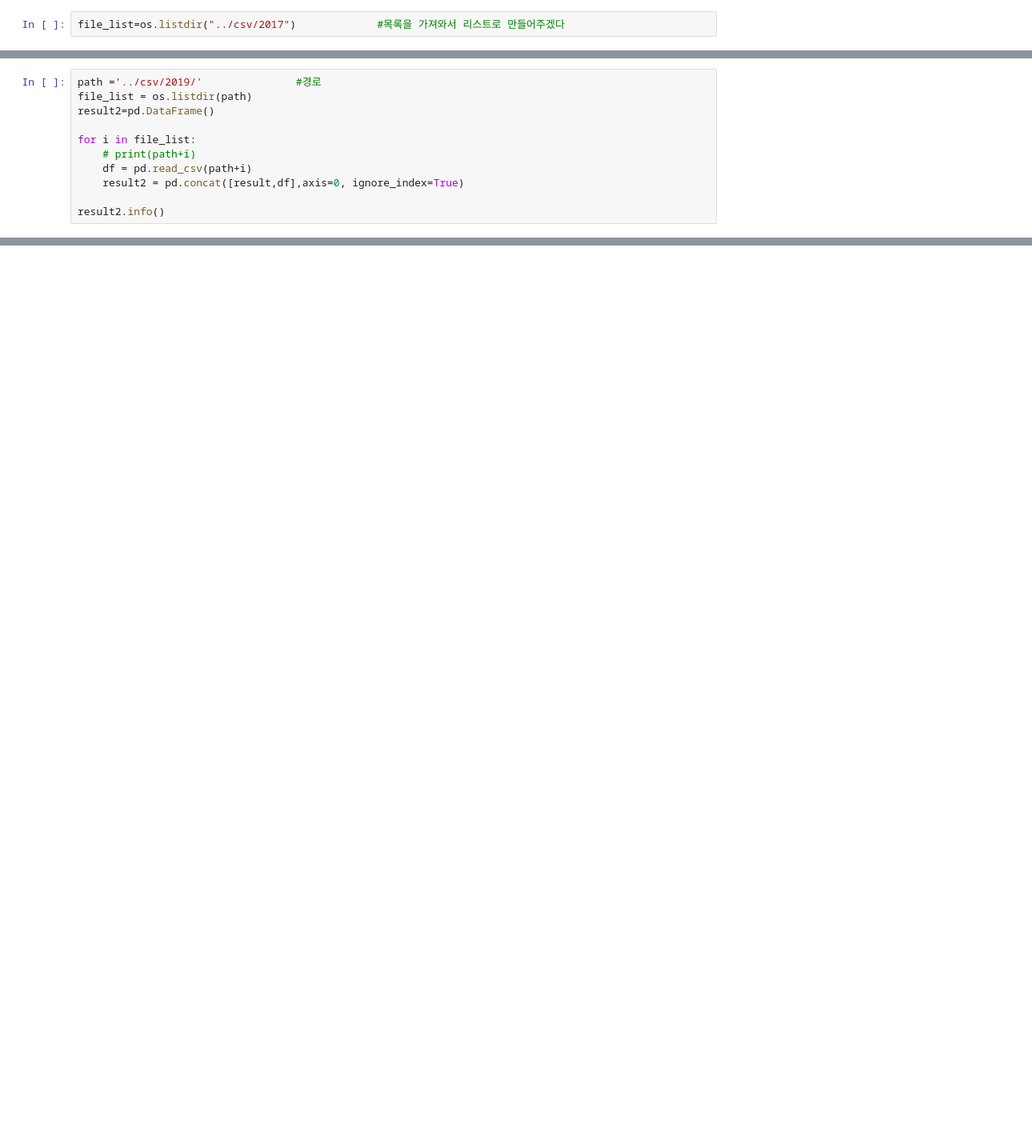
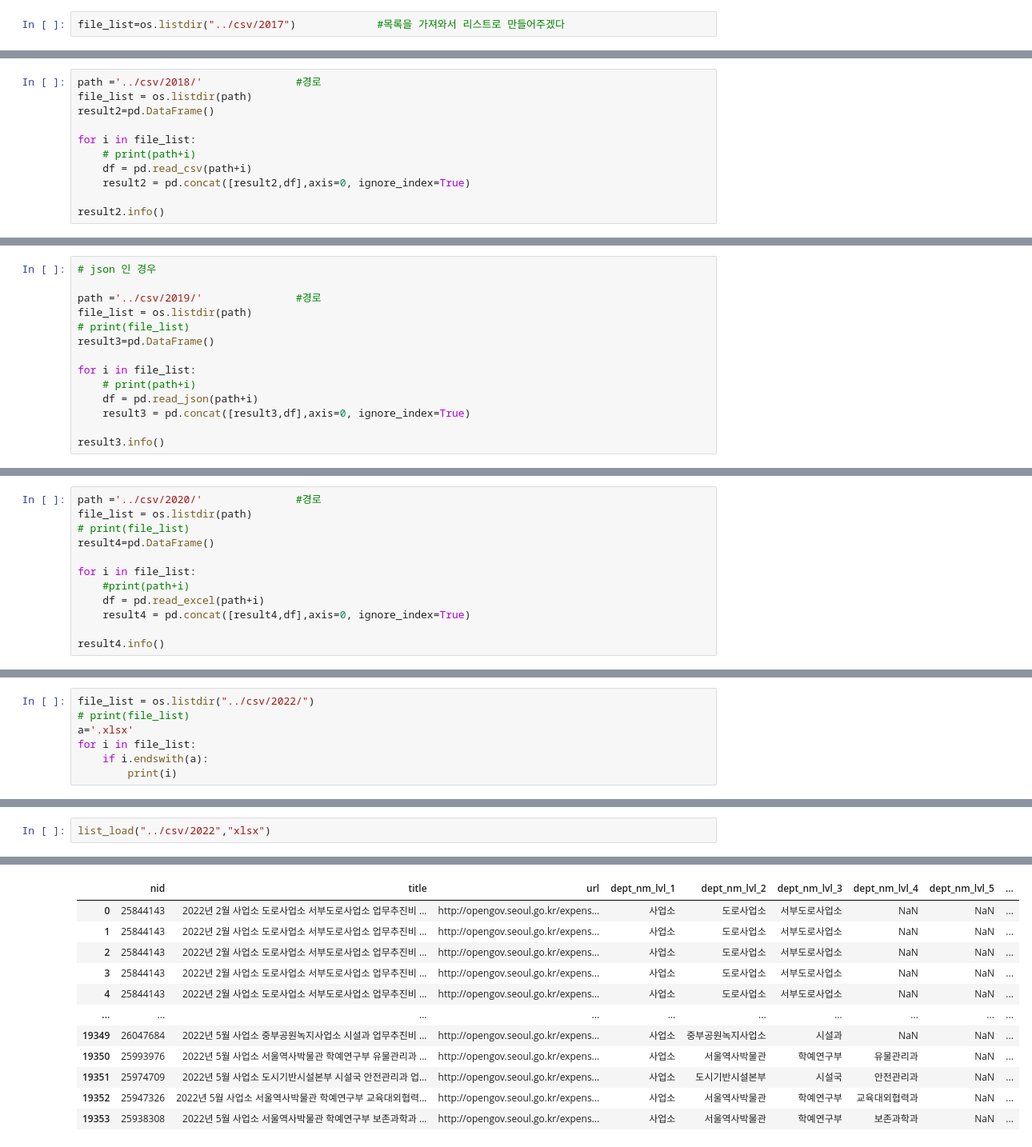
Before and after one commit to youngsang114/python-work, a Jupyter notebook: 230406/05_file_list.ipynb, the cells around one changed output, grey strips where cells are left out. Shown: that part at 80% size. Drawn from its saved outputs; the diff is of its cells as text; blank space fills up the shorter version.

```diff
--- a/230406/05_file_list.ipynb
+++ b/230406/05_file_list.ipynb
@@ -80,13 +80,13 @@ Data columns (total 20 columns):
 dtypes: float64(2), int64(4), object(14)
 memory usage: 10.7+ MB
 # %%
-path ='../csv/2019/'               #경로
+path ='../csv/2018/'               #경로
 file_list = os.listdir(path)
 result2=pd.DataFrame()
 
 for i in file_list:
     # print(path+i)
     df = pd.read_csv(path+i)
-    result2 = pd.concat([result,df],axis=0, ignore_index=True)
+    result2 = pd.concat([result2,df],axis=0, ignore_index=True)
 
 result2.info()
@@ -92,0 +111,14 @@ result2.info()
+# %%
+# json 인 경우
+
+path ='../csv/2019/'               #경로
+file_list = os.listdir(path)
+# print(file_list)
+result3=pd.DataFrame()
+
+for i in file_list:
+    # print(path+i)
+    df = pd.read_json(path+i)
+    result3 = pd.concat([result3,df],axis=0, ignore_index=True)
+
+result3.info()
@@ -92,0 +143,12 @@ result2.info()
+# %%
+path ='../csv/2020/'               #경로
+file_list = os.listdir(path)
+# print(file_list)
+result4=pd.DataFrame()
+
+for i in file_list:
+    #print(path+i)
+    df = pd.read_excel(path+i)
+    result4 = pd.concat([result4,df],axis=0, ignore_index=True)
+
+result4.info()
@@ -92,0 +178,7 @@ result2.info()
+# %%
+file_list = os.listdir("../csv/2022/")
+# print(file_list)
+a='.xlsx'
+for i in file_list:
+    if i.endswith(a):
+        print(i)
@@ -92,0 +236,3 @@ result2.info()
+# %%
+list_load("../csv/2022","xlsx")
+# %% [output]
@@ -92,0 +243,12 @@ result2.info()
+|  | nid | title | url | dept_nm_lvl_1 | dept_nm_lvl_2 | dept_nm_lvl_3 | dept_nm_lvl_4 | dept_nm_lvl_5 | ... |
+| 0 | 25844143 | 2022년 2월 사업소 도로사업소 서부도로사업소 업무추진비 ... | http://opengov.seoul.go.kr/expens... | 사업소 | 도로사업소 | 서부도로사업소 | NaN | NaN | ... |
+| 1 | 25844143 | 2022년 2월 사업소 도로사업소 서부도로사업소 업무추진비 ... | http://opengov.seoul.go.kr/expens... | 사업소 | 도로사업소 | 서부도로사업소 | NaN | NaN | ... |
+| 2 | 25844143 | 2022년 2월 사업소 도로사업소 서부도로사업소 업무추진비 ... | http://opengov.seoul.go.kr/expens... | 사업소 | 도로사업소 | 서부도로사업소 | NaN | NaN | ... |
+| 3 | 25844143 | 2022년 2월 사업소 도로사업소 서부도로사업소 업무추진비 ... | http://opengov.seoul.go.kr/expens... | 사업소 | 도로사업소 | 서부도로사업소 | NaN | NaN | ... |
+| 4 | 25844143 | 2022년 2월 사업소 도로사업소 서부도로사업소 업무추진비 ... | http://opengov.seoul.go.kr/expens... | 사업소 | 도로사업소 | 서부도로사업소 | NaN | NaN | ... |
+| ... | ... | ... | ... | ... | ... | ... | ... | ... | ... |
+| 19349 | 26047684 | 2022년 5월 사업소 중부공원녹지사업소 시설과 업무추진비 ... | http://opengov.seoul.go.kr/expens... | 사업소 | 중부공원녹지사업소 | 시설과 | NaN | NaN | ... |
+| 19350 | 25993976 | 2022년 5월 사업소 서울역사박물관 학예연구부 유물관리과 ... | http://opengov.seoul.go.kr/expens... | 사업소 | 서울역사박물관 | 학예연구부 | 유물관리과 | NaN | ... |
+| 19351 | 25974709 | 2022년 5월 사업소 도시기반시설본부 시설국 안전관리과 업... | http://opengov.seoul.go.kr/expens... | 사업소 | 도시기반시설본부 | 시설국 | 안전관리과 | NaN | ... |
+| 19352 | 25947326 | 2022년 5월 사업소 서울역사박물관 학예연구부 교육대외협력... | http://opengov.seoul.go.kr/expens... | 사업소 | 서울역사박물관 | 학예연구부 | 교육대외협력과 | NaN | ... |
+| 19353 | 25938308 | 2022년 5월 사업소 서울역사박물관 학예연구부 보존과학과 ... | http://opengov.seoul.go.kr/expens... | 사업소 | 서울역사박물관 | 학예연구부 | 보존과학과 | NaN | ... |
```
Also changed, not shown: parts of 9 cells of this notebook, 4 other files.
